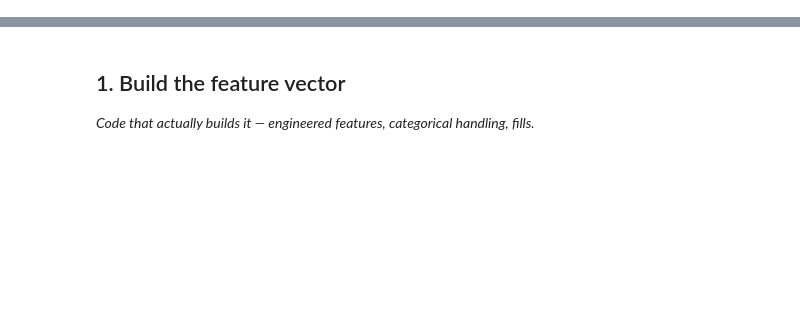
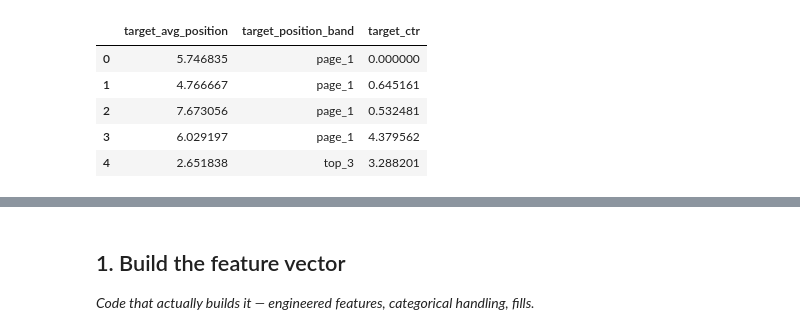
Before and after one commit to esmajasa/MLFlyrank, a Jupyter notebook: work/notebooks/w03_feature_leakage_check.ipynb, the cells around one changed output, grey strips where cells are left out. Cells and saved outputs as stored; diff of their text form; code cells hidden in the pictures; blank space fills up the shorter version.

```diff
--- a/work/notebooks/w03_feature_leakage_check.ipynb
+++ b/work/notebooks/w03_feature_leakage_check.ipynb
@@ -8,0 +247,40 @@ This skeleton is yours to fill. Work the sections **in order** — each one has
+# %%
+position_edges = [
+    0,
+    3,
+    10,
+    20,
+    50,
+    np.inf,
+]
+
+position_names = [
+    "top_3",
+    "page_1",
+    "striking",
+    "page_3_5",
+    "deep",
+]
+
+page_frame["target_position_band"] = pd.cut(
+    page_frame["target_avg_position"],
+    bins=position_edges,
+    labels=position_names,
+)
+
+display(
+    page_frame[
+        [
+            "target_avg_position",
+            "target_position_band",
+            "target_ctr",
+        ]
+    ].head()
+)
+# %% [output]
+|  | target_avg_position | target_position_band | target_ctr |
+| 0 | 5.746835 | page_1 | 0.000000 |
+| 1 | 4.766667 | page_1 | 0.645161 |
+| 2 | 7.673056 | page_1 | 0.532481 |
+| 3 | 6.029197 | page_1 | 4.379562 |
+| 4 | 2.651838 | top_3 | 3.288201 |
```
Also changed, not shown: parts of 21 cells of this notebook.
